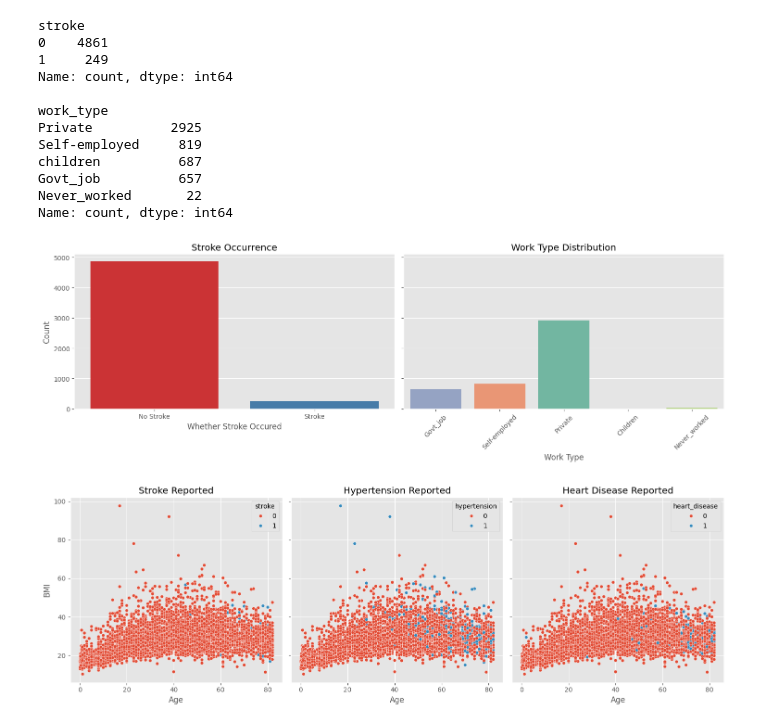
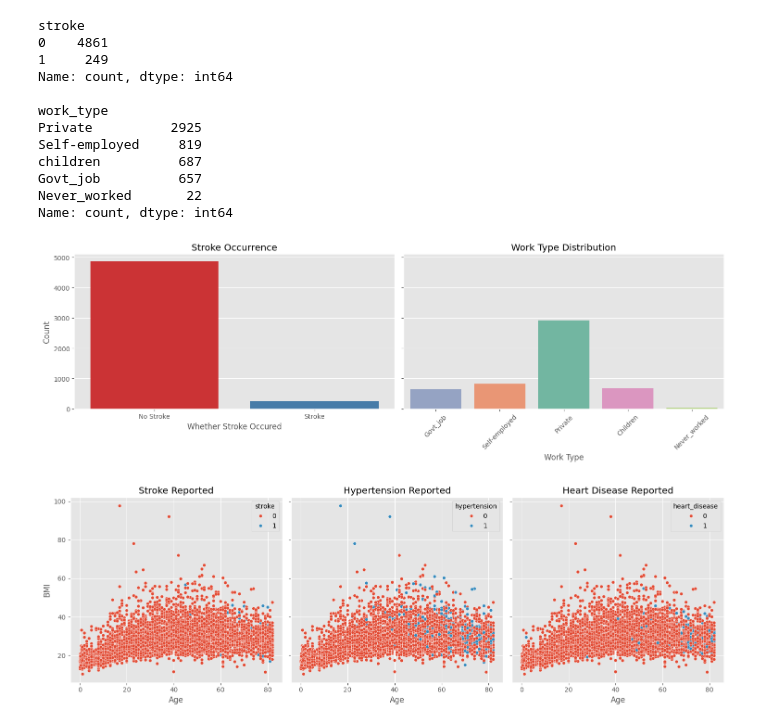
Before and after one commit to Yuuklo/stroke-prediction, a Jupyter notebook: notebooks/01_preprocessing.ipynb, the cells around one changed output. Cells and saved outputs as stored; diff of their text form; code cells hidden in the pictures.

```diff
--- a/notebooks/01_preprocessing.ipynb
+++ b/notebooks/01_preprocessing.ipynb
@@ -307,28 +307,29 @@ Name: count, dtype: int64
 # %%
 # plot both stroke and work type distribution
 fig, axes = plt.subplots(1, 2, figsize=(15, 5), sharey = True)
 
 sns.countplot(x = 'stroke', data = df, ax = axes[0], hue = 'stroke', palette = 'Set1', legend = False)
 axes[0].set_title('Stroke Occurrence')
 axes[0].set_xlabel('Whether Stroke Occured')
 axes[0].set_ylabel('Count')
 axes[0].set_xticks([0, 1])
 axes[0].set_xticklabels(['No Stroke', 'Stroke'])
 
+df['work_type'] = df['work_type'].replace('children', 'Children')
 order = ['Govt_job', 'Self-employed', 'Private', 'Children', 'Never_worked']
 sns.countplot(x = 'work_type', data =  df, order = order, ax = axes[1], hue = 'work_type', palette = 'Set2')
 axes[1].set_title('Work Type Distribution')
 axes[1].set_xlabel('Work Type')
 axes[1].set_ylabel('Count')
 axes[1].tick_params(axis = 'x', rotation = 45)
 
 plt.tight_layout()
 plt.show()
 
 #most people in our dataset have not reported a stroke (4861:249). the majority of individuals in our data
 #holds private jobs.
 # %% [output]
-[figure, old version]
+[figure, new version]
 # %%
 #bmi distribution in relation to reported strokes, hypertension, and heart disease
 conditions = [
```
Also changed, not shown: parts of 3 cells of this notebook, 8 other files.
